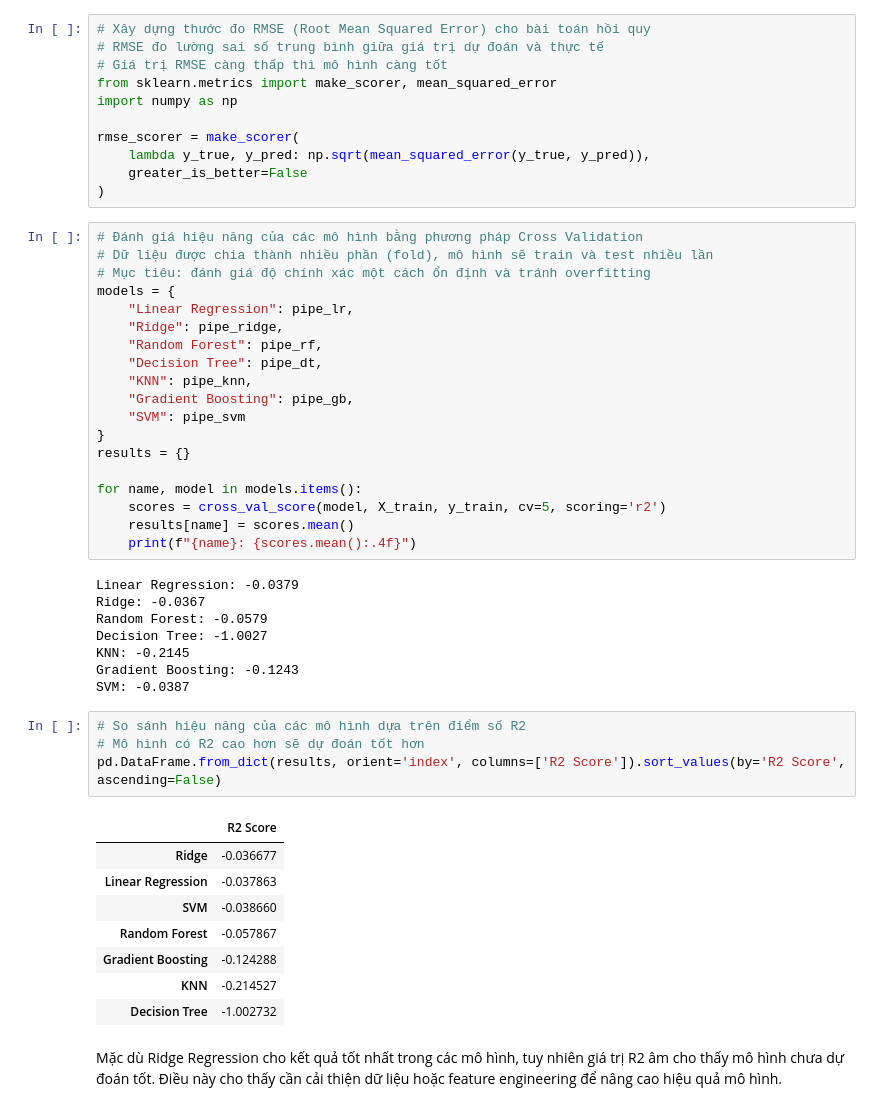
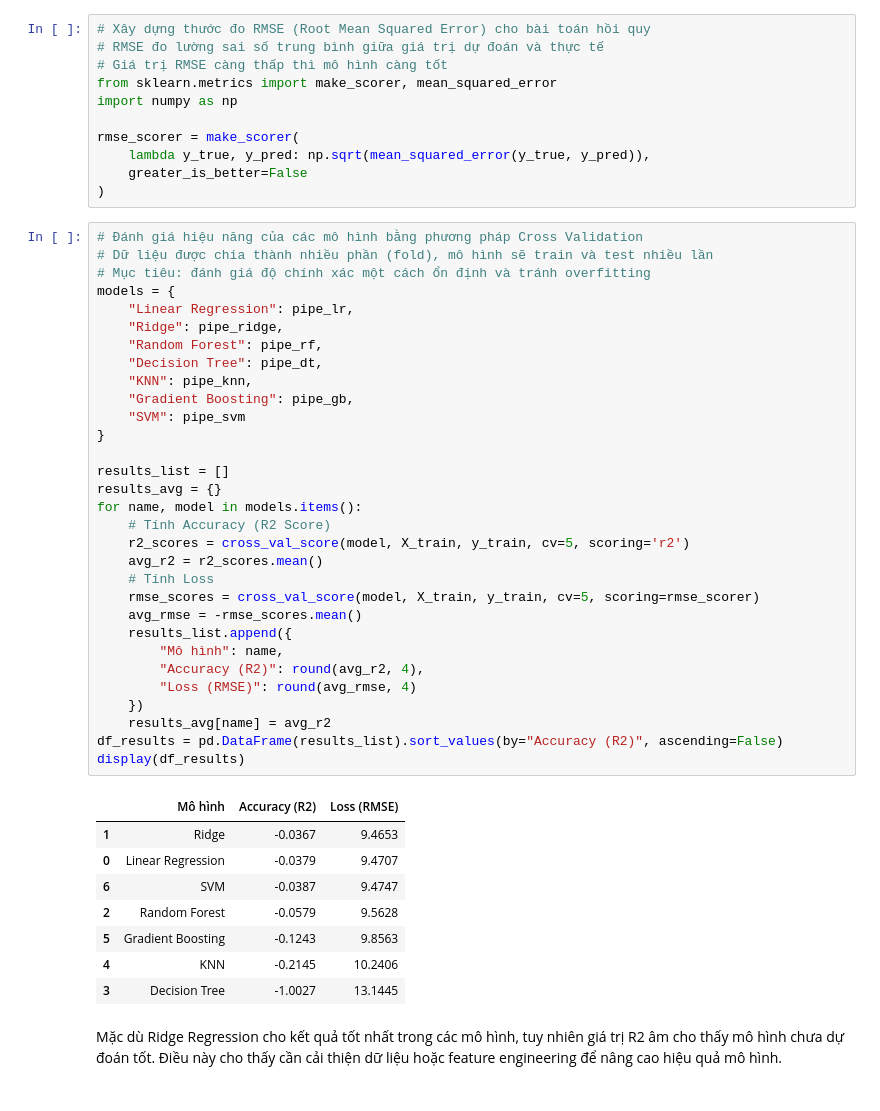
Before and after one commit to vonhu2875/-Student-Performance-Prediction-Classification-, a Jupyter notebook: notebooks/modeling.ipynb, the cells around one changed output. Cells and saved outputs as stored; diff of their text form.

```diff
--- a/notebooks/modeling.ipynb
+++ b/notebooks/modeling.ipynb
@@ -113,42 +113,42 @@ rmse_scorer = make_scorer(
 # %%
 # Đánh giá hiệu năng của các mô hình bằng phương pháp Cross Validation
 # Dữ liệu được chia thành nhiều phần (fold), mô hình sẽ train và test nhiều lần
 # Mục tiêu: đánh giá độ chính xác một cách ổn định và tránh overfitting
 models = {
     "Linear Regression": pipe_lr,
     "Ridge": pipe_ridge,
     "Random Forest": pipe_rf,
     "Decision Tree": pipe_dt,
     "KNN": pipe_knn,
     "Gradient Boosting": pipe_gb,
     "SVM": pipe_svm
 }
-results = {}
 
+results_list = []
+results_avg = {}
 for name, model in models.items():
-    scores = cross_val_score(model, X_train, y_train, cv=5, scoring='r2')
-    results[name] = scores.mean()
-    print(f"{name}: {scores.mean():.4f}")
+    # Tính Accuracy (R2 Score)
+    r2_scores = cross_val_score(model, X_train, y_train, cv=5, scoring='r2')
+    avg_r2 = r2_scores.mean()
+    # Tính Loss
+    rmse_scores = cross_val_score(model, X_train, y_train, cv=5, scoring=rmse_scorer)
+    avg_rmse = -rmse_scores.mean()
+    results_list.append({
+        "Mô hình": name,
+        "Accuracy (R2)": round(avg_r2, 4),
+        "Loss (RMSE)": round(avg_rmse, 4)
+    })
+    results_avg[name] = avg_r2
+df_results = pd.DataFrame(results_list).sort_values(by="Accuracy (R2)", ascending=False)
+display(df_results)
 # %% [output]
-Linear Regression: -0.0379
-Ridge: -0.0367
-Random Forest: -0.0579
-Decision Tree: -1.0027
-KNN: -0.2145
-Gradient Boosting: -0.1243
-SVM: -0.0387
+|  | Mô hình | Accuracy (R2) | Loss (RMSE) |
+| 1 | Ridge | -0.0367 | 9.4653 |
+| 0 | Linear Regression | -0.0379 | 9.4707 |
+| 6 | SVM | -0.0387 | 9.4747 |
+| 2 | Random Forest | -0.0579 | 9.5628 |
+| 5 | Gradient Boosting | -0.1243 | 9.8563 |
+| 4 | KNN | -0.2145 | 10.2406 |
+| 3 | Decision Tree | -1.0027 | 13.1445 |
-# %%
-# So sánh hiệu năng của các mô hình dựa trên điểm số R2
-# Mô hình có R2 cao hơn sẽ dự đoán tốt hơn
-pd.DataFrame.from_dict(results, orient='index', columns=['R2 Score']).sort_values(by='R2 Score', ascending=False)
-# %% [output]
-|  | R2 Score |
-| Ridge | -0.036677 |
-| Linear Regression | -0.037863 |
-| SVM | -0.038660 |
-| Random Forest | -0.057867 |
-| Gradient Boosting | -0.124288 |
-| KNN | -0.214527 |
-| Decision Tree | -1.002732 |
 # %% [markdown]
 Mặc dù Ridge Regression cho kết quả tốt nhất trong các mô hình, tuy nhiên giá trị R2 âm cho thấy mô hình chưa dự đoán tốt. Điều này cho thấy cần cải thiện dữ liệu hoặc feature engineering để nâng cao hiệu quả mô hình.
```
Also changed, not shown: parts of 2 cells of this notebook.
